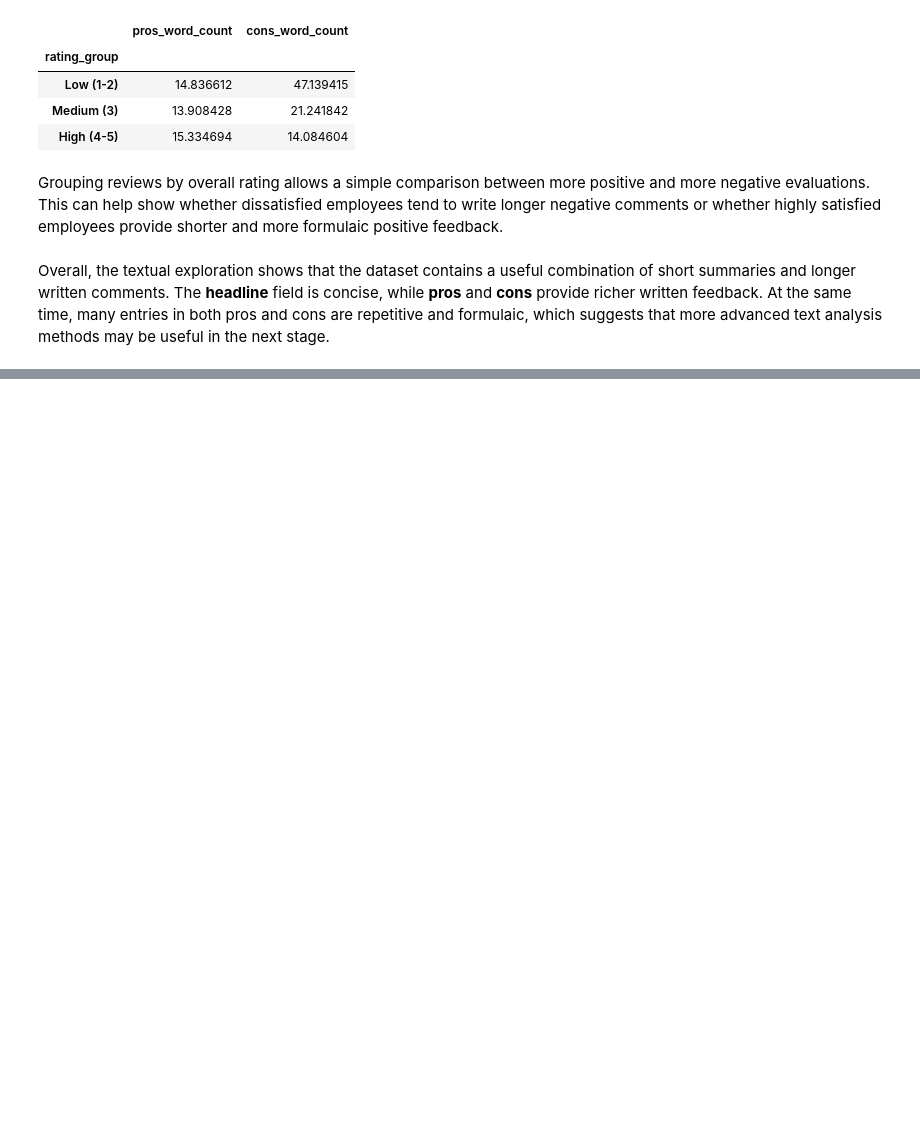
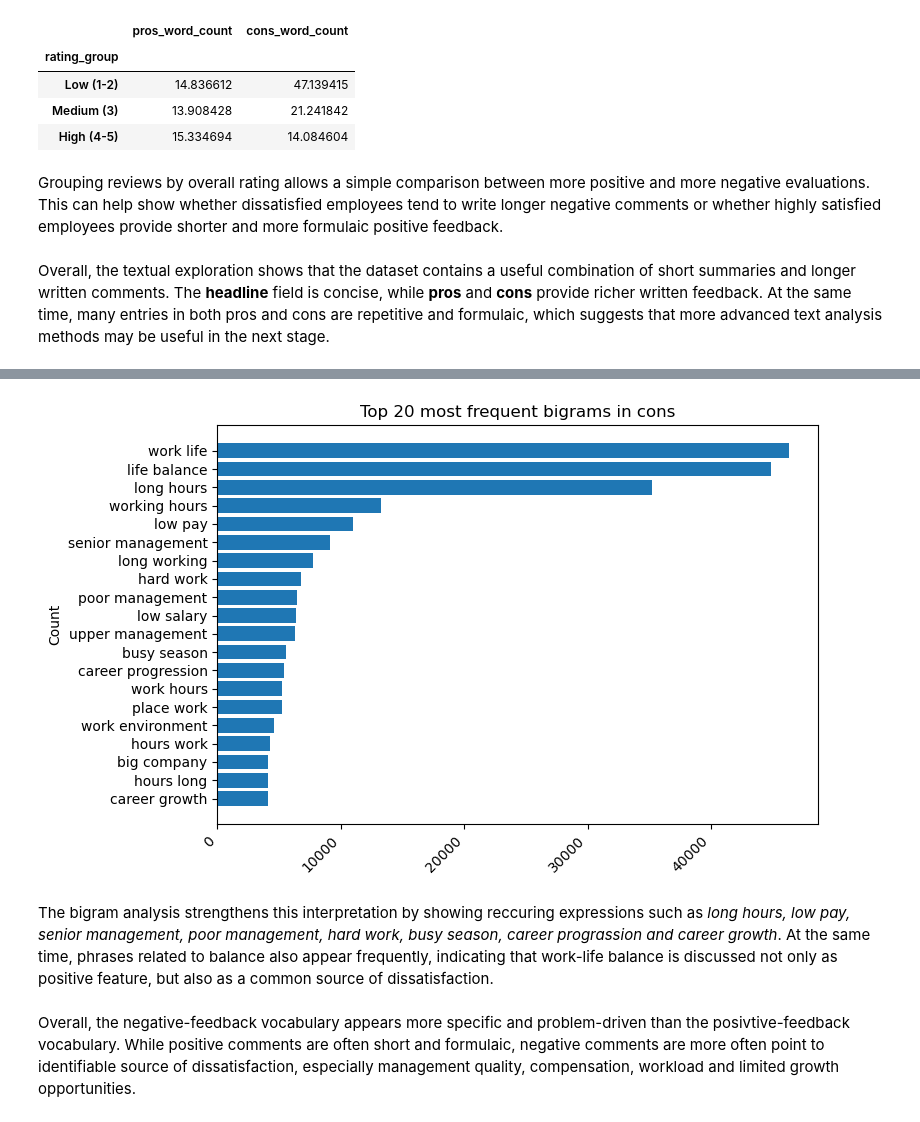
Before and after one commit to YoanaHadzhidimitrova/employee_review_analysis, a Jupyter notebook: employee_review_analysis.ipynb, the cells around one changed output, grey strips where cells are left out. Cells and saved outputs as stored; diff of their text form; code cells hidden in the pictures; blank space fills up the shorter version.

```diff
--- a/employee_review_analysis.ipynb
+++ b/employee_review_analysis.ipynb
@@ -1449,0 +1651,10 @@ Overall, the textual exploration shows that the dataset contains a useful combin
+# %%
+cons_bigram_vectorizer = CountVectorizer(stop_words = 'english', ngram_range=(2,2))
+cons_bigram_bow = cons_bigram_vectorizer.fit_transform(cons_text)
+# %%
+cons_bigrams = pd.DataFrame({
+    'bigram': cons_bigram_vectorizer.get_feature_names_out(),
+    'count': np.asarray(cons_bigram_bow.sum(axis=0)).ravel()
+}).sort_values('count', ascending = False)
+
+cons_bigrams.head(20)
@@ -1449,0 +1679,16 @@ Overall, the textual exploration shows that the dataset contains a useful combin
+# %%
+top_cons_bigrams = cons_bigrams.head(20)
+
+plt.figure(figsize=(8, 5))
+plt.barh(top_cons_bigrams['bigram'][::-1], top_cons_bigrams['count'][::-1])
+plt.xticks(rotation=45, ha='right')
+plt.ylabel('Count')
+plt.title('Top 20 most frequent bigrams in cons')
+plt.tight_layout()
+plt.show()
+# %% [output]
+[figure, added]
+# %% [markdown]
+The bigram analysis strengthens this interpretation by showing reccuring expressions such as *long hours, low pay, senior management, poor management, hard work, busy season, career prograssion and career growth*. At the same time, phrases related to balance also appear frequently, indicating that work-life balance is discussed not only as positive feature, but also as a common source of dissatisfaction.
+# %% [markdown]
+Overall, the negative-feedback vocabulary appears more specific and problem-driven than the posivtive-feedback vocabulary. While positive comments are often short and formulaic, negative comments are more often point to identifiable source of dissatisfaction, especially management quality, compensation, workload and limited growth opportunities.
```
Also changed, not shown: parts of 34 cells of this notebook.
